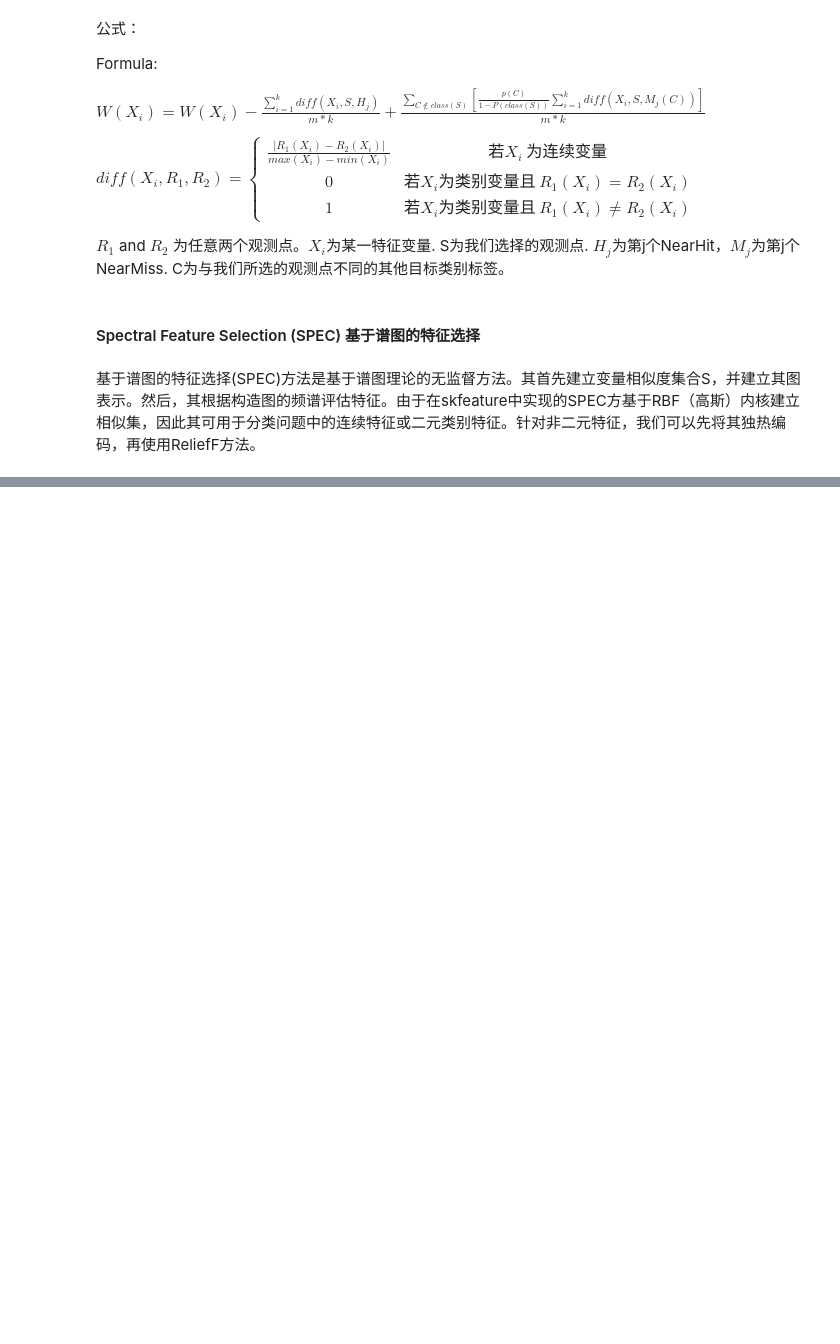
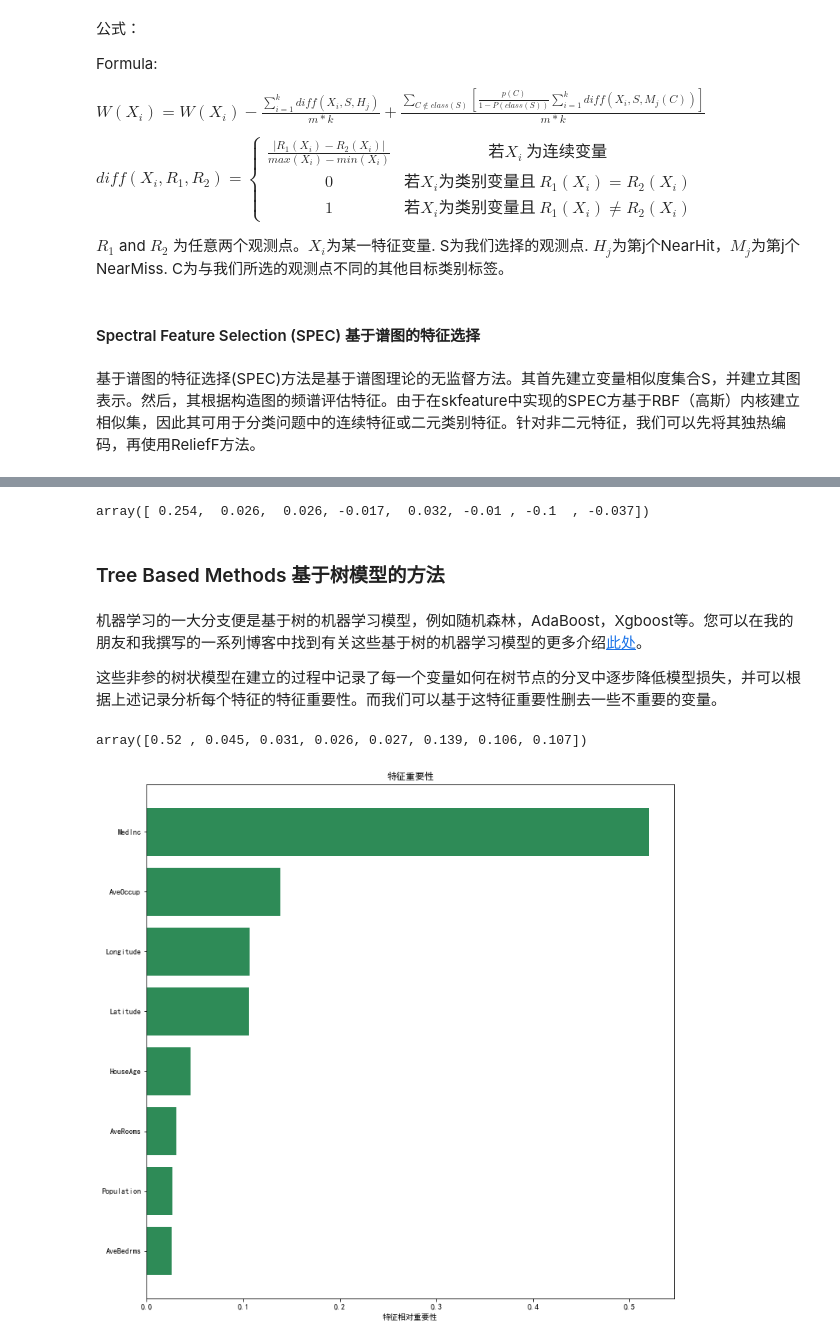
Before and after one commit to YC-Coder-Chen/feature-engineering-handbook, a Jupyter notebook: 中文版/2. 特征选择.ipynb, the cells around one changed output, grey strips where cells are left out. Cells and saved outputs as stored; diff of their text form; code cells hidden in the pictures; blank space fills up the shorter version.

```diff
--- a/中文版/2. 特征选择.ipynb
+++ b/中文版/2. 特征选择.ipynb
@@ -852,0 +1299,34 @@ assert np.array_equal(transformed_test, test_set[:,[1, 0]]) # 其选择了第一
+# %%
+# LinearSVC 用于分类问题
+# LinearSVR 用于回归问题
+# 这里以LinearSVR为例
+
+import numpy as np
+from sklearn.feature_selection import SelectFromModel
+from sklearn.svm import LinearSVR
+
+# 直接载入数据集
+from sklearn.datasets import fetch_california_housing
+dataset = fetch_california_housing()
+X, y = dataset.data, dataset.target # 利用 california_housing 数据集来演示
+
+# 选择前15000个观测点作为训练集
+# 剩下的作为测试集
+train_set = X[0:15000,:]
+test_set = X[15000:,]
+train_y = y[0:15000]
+
+# 在进行逻辑回归前，我们需要先对变量进行缩放操作，否则回归系数大小无法比较
+from sklearn.preprocessing import StandardScaler
+model = StandardScaler()
+model.fit(train_set)
+standardized_train = model.transform(train_set)
+standardized_test = model.transform(test_set)
+
+clf = LinearSVR(C = 0.0001, random_state = 123)
+# C控制正则效果的大小，C越大，正则效果越弱
+
+clf.fit(standardized_train, train_y)
+np.round(clf.coef_,3)
+# %% [output]
+array([ 0.254,  0.026,  0.026, -0.017,  0.032, -0.01 , -0.1  , -0.037])
@@ -852,0 +1344,45 @@ assert np.array_equal(transformed_test, test_set[:,[1, 0]]) # 其选择了第一
+# %% [markdown]
+### Tree Based Methods 基于树模型的方法
+# %% [markdown]
+机器学习的一大分支便是基于树的机器学习模型，例如随机森林，AdaBoost，Xgboost等。您可以在我的朋友和我撰写的一系列博客中找到有关这些基于树的机器学习模型的更多介绍[此处](https://github.com/YC-Coder-Chen/Tree-Math)。
+
+这些非参的树状模型在建立的过程中记录了每一个变量如何在树节点的分叉中逐步降低模型损失，并可以根据上述记录分析每个特征的特征重要性。而我们可以基于这特征重要性删去一些不重要的变量。
+# %%
+# 我们以随机森林为例
+import numpy as np
+from sklearn.feature_selection import SelectFromModel
+from sklearn.ensemble import RandomForestRegressor
+
+# 直接载入数据集
+from sklearn.datasets import fetch_california_housing
+dataset = fetch_california_housing()
+X, y = dataset.data, dataset.target # 利用 california_housing 数据集来演示
+
+# 选择前15000个观测点作为训练集
+# 剩下的作为测试集
+train_set = X[0:15000,:]
+test_set = X[15000:,]
+train_y = y[0:15000]
+
+# 在树类机器学习模型中，我们无需缩放变量操作
+
+clf = RandomForestRegressor(n_estimators = 50, random_state = 123)
+
+clf.fit(train_set, train_y)
+np.round(clf.feature_importances_, 3)
+# %% [output]
+array([0.52 , 0.045, 0.031, 0.026, 0.027, 0.139, 0.106, 0.107])
+# %%
+# 可视化特征重要性
+import matplotlib.pyplot as plt
+plt.rcParams['font.sans-serif']=['SimHei']
+%matplotlib inline
+importances = clf.feature_importances_
+indices = np.argsort(importances)
+plt.figure(figsize=(12,12))
+plt.title('特征重要性')
+plt.barh(range(len(indices)), importances[indices], color='seagreen', align='center')
+plt.yticks(range(len(indices)),np.array(dataset.feature_names)[indices])
+plt.xlabel('特征相对重要性');
+# %% [output]
+[figure, added]
```
Also changed, not shown: parts of 60 cells of this notebook, 12 other files.
